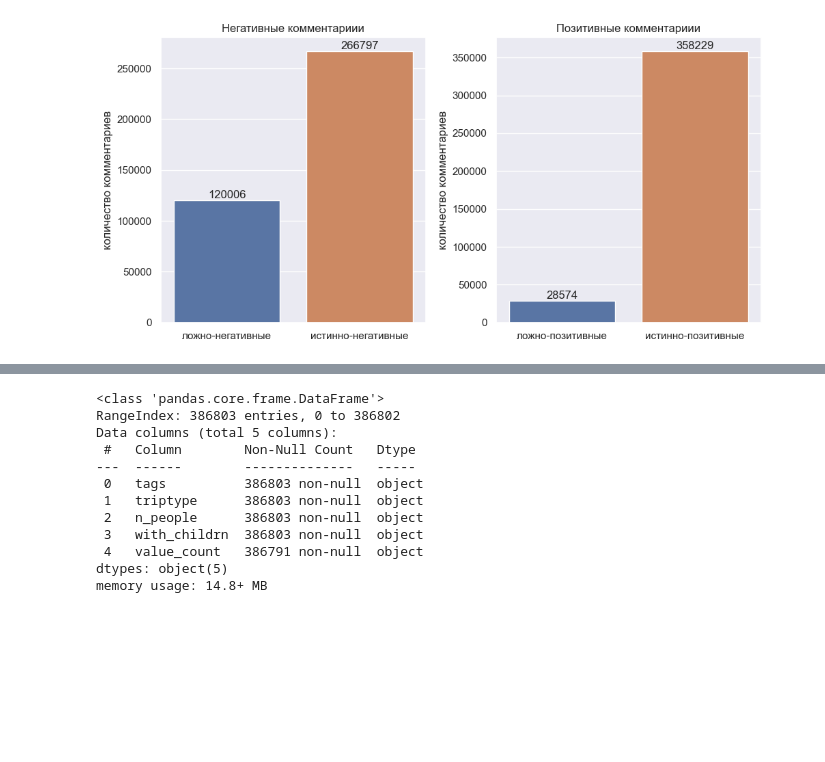
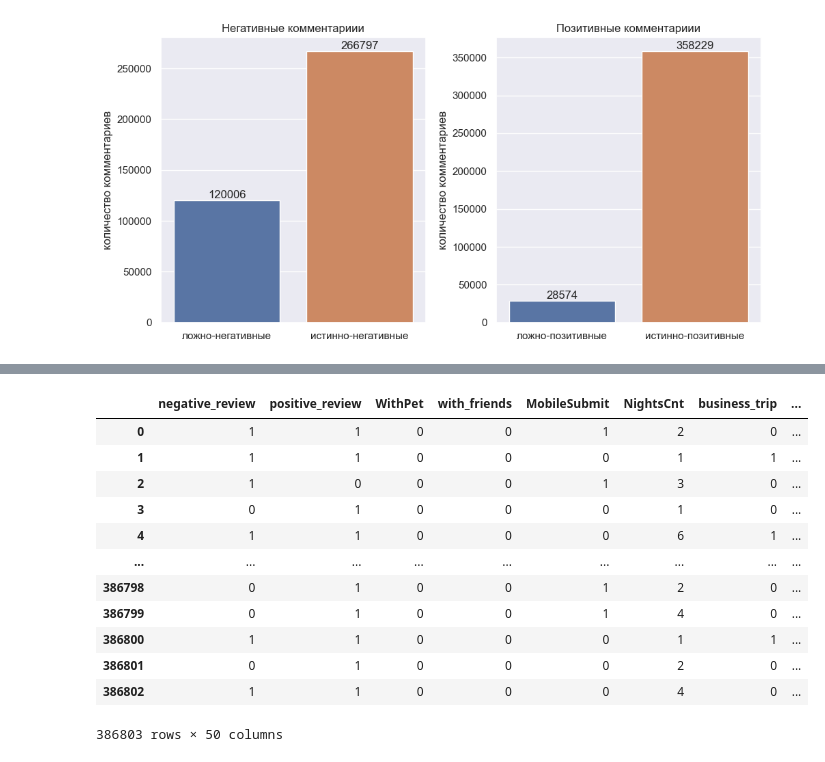
Before and after one commit to YarikKa2/EDA_Feature_Engineering__StudyProject_3, a Jupyter notebook: code/EDA_FeatureEng.ipynb, the cells around one changed output, grey strips where cells are left out. Saved outputs shown, nothing was run; the diff lists cells and outputs as text; code cells hidden in the pictures; blank space fills up the shorter version.

Commit message:
Well I guess i finally finished encoding of the category data

```diff
--- a/code/EDA_FeatureEng.ipynb
+++ b/code/EDA_FeatureEng.ipynb
@@ -103,12 +94,15 @@ plt.tight_layout()
 
 # Так как количество стран невелико (ниже 15) можно их закодировать с помощью
 # Ordinary Encoder
-HotelCntry_dummies = pd.get_dummies(ObjDataHotel['hotel_country'], dtype=int)
+HotelCntry_dummies = pd.get_dummies(ObjDataHotel['hotel_country'],
+                                    prefix='hotel_',  dtype=int)
 # %% [output]
 [figure]
 # %%
 # Оцениваем количество уникальных значений в признаке 'hotel_name'
-print(f"Количество уникальных значений {ObjDataHotel['hotel_name'].nunique()}")
+print(f"Количество уникальных значений hotel_name {ObjDataHotel['hotel_name'].nunique()}")
+print(f"Количество уникальных значений reviewer_nationality {ObjDataHotel['reviewer_nationality'].nunique()}")
+
 
 
 # Кодируем эту переменную с помощью Binary Encoder
@@ -116,4 +110,15 @@ print(f"Количество уникальных значений {ObjDataHotel
 BinEncoder = ce.BinaryEncoder(cols=['hotel_name'])
 BinHotlname = BinEncoder.fit_transform(ObjDataHotel['hotel_name'])
 BinHotlname
+
+
+# Аналогичным образом можно закодировать 'reviewer_nationality'
+BinEncoder = ce.BinaryEncoder(cols=['reviewer_nationality'])
+BinRewNation = BinEncoder.fit_transform(ObjDataHotel['reviewer_nationality'])
+BinRewNation
+
+
+# Признак 'days_since_review' переводим в формат int
+review_days= \
+    ObjDataHotel['days_since_review'].apply(lambda x: int(re.findall(r'\d+', str(x))[0]))
 # %% [output]
@@ -134,10 +127,4 @@ BinHotlname
 # %%
-# Записываем категориальные признаки в отдельный датафрейм
-ObjDataHotel = hotels_data[['hotel_address', 'hotel_name',
-                            'reviewer_nationality', 'negative_review',
-                            'positive_review', 'tags', 'days_since_review']]
-
-
 # Приводим все строки в переменной 'negative_review' к нижнему регистру
 ObjDataHotel['negative_review'] = \
     ObjDataHotel['negative_review'].apply(lambda x: x.lower())
@@ -426,3 +428,0 @@ Name: count, dtype: int64
-# %%
-TagData['value_count'] = TagData['tags'].apply(lambda x: x[0] if len(x)>0 else None)
-TagData['value_count'].value_counts().to_frame()
@@ -444,15 +428,0 @@ TagData['value_count'].value_counts().to_frame()
-# %%
-TagData.info()
-# %% [output]
-<class 'pandas.core.frame.DataFrame'>
-RangeIndex: 386803 entries, 0 to 386802
-Data columns (total 5 columns):
- #   Column        Non-Null Count   Dtype
----  ------        --------------   -----
- 0   tags          386803 non-null  object
- 1   triptype      386803 non-null  object
- 2   n_people      386803 non-null  object
- 3   with_childrn  386803 non-null  object
- 4   value_count   386791 non-null  object
-dtypes: object(5)
-memory usage: 14.8+ MB
@@ -458,0 +469,29 @@ memory usage: 14.8+ MB
+# %%
+# Обединяем все в один финальный датафрейм с закодированными переменными
+ObjDataHotel_encoded = pd.concat([ObjDataHotel,
+                                  TagData_encoded,
+                                  HotelCntry_dummies,
+                                  BinHotlname,
+                                  BinRewNation,
+                                  review_days], axis=1)
+# Удаляем ненужные столбцы
+ObjDataHotel_encoded =\
+    ObjDataHotel_encoded.drop(['hotel_address', 'hotel_name',
+                               'days_since_review', 'reviewer_nationality',
+                               'tags', 'hotel_country'], axis=1)
+
+ObjDataHotel_encoded
+# %% [output]
+|  | negative_review | positive_review | WithPet | with_friends | MobileSubmit | NightsCnt | business_trip | ... |
+| 0 | 1 | 1 | 0 | 0 | 1 | 2 | 0 | ... |
+| 1 | 1 | 1 | 0 | 0 | 0 | 1 | 1 | ... |
+| 2 | 1 | 0 | 0 | 0 | 1 | 3 | 0 | ... |
+| 3 | 0 | 1 | 0 | 0 | 0 | 1 | 0 | ... |
+| 4 | 1 | 1 | 0 | 0 | 0 | 6 | 1 | ... |
+| ... | ... | ... | ... | ... | ... | ... | ... | ... |
+| 386798 | 0 | 1 | 0 | 0 | 1 | 2 | 0 | ... |
+| 386799 | 0 | 1 | 0 | 0 | 1 | 4 | 0 | ... |
+| 386800 | 1 | 1 | 0 | 0 | 0 | 1 | 1 | ... |
+| 386801 | 0 | 1 | 0 | 0 | 0 | 2 | 0 | ... |
+| 386802 | 1 | 1 | 0 | 0 | 0 | 4 | 0 | ... |
+386803 rows × 50 columns
```
Also changed, not shown: parts of 9 cells of this notebook.
